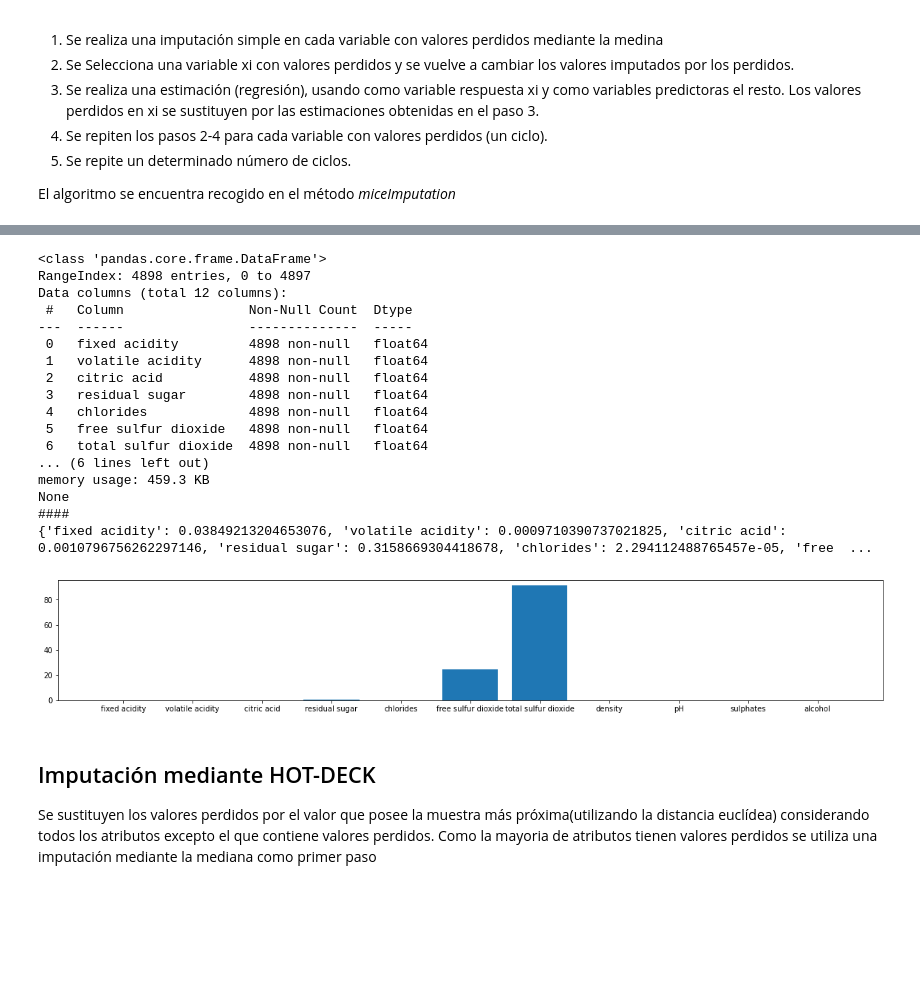
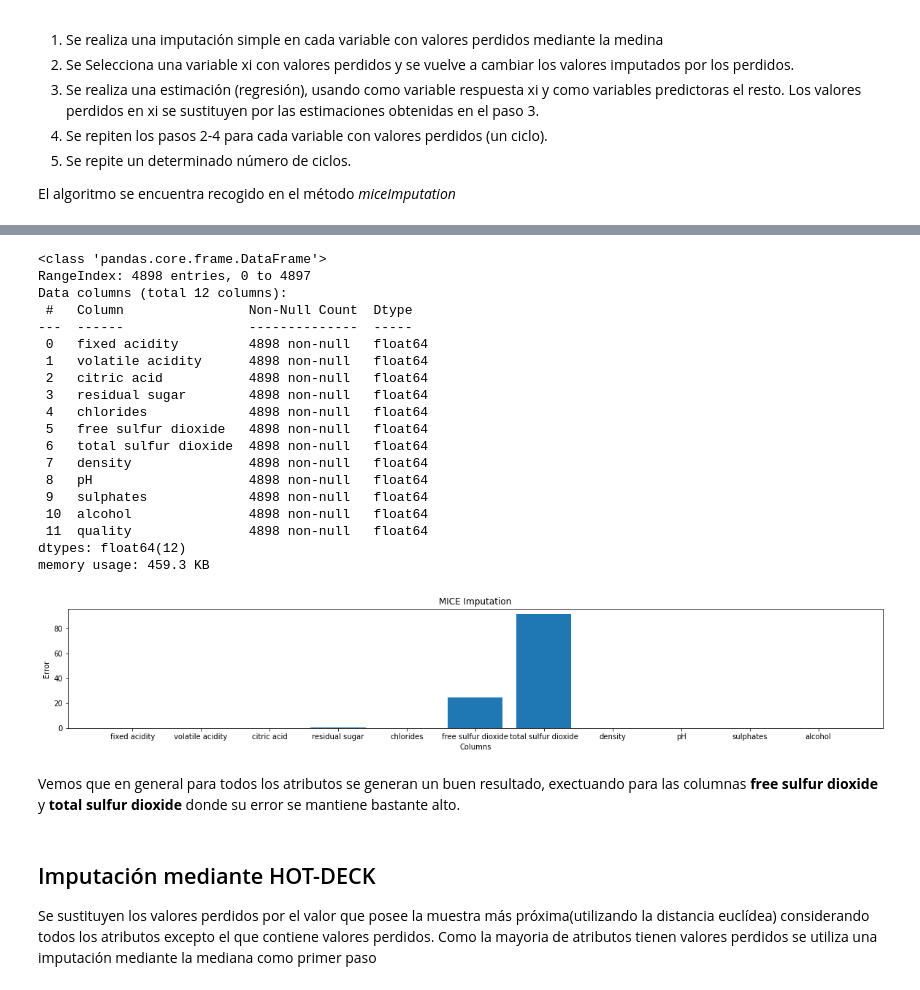
Before and after one commit to miguel-kjh/Research-on-data-imputation-methods, a Jupyter notebook: imputationComparison.ipynb, the cells around one changed output, grey strips where cells are left out. Saved outputs shown, nothing was run; the diff lists cells and outputs as text; code cells hidden in the pictures; blank space fills up the shorter version.

```diff
--- a/imputationComparison.ipynb
+++ b/imputationComparison.ipynb
@@ -10,9 +10,12 @@ import matplotlib.pyplot as plt
 FILE = 'data'
 listErrors = {}
 # %%
-def plotResults(errors: dict):
+def plotResults(errors: dict, title):
     plt.figure(figsize=(20, 3))
     plt.bar(*zip(*errors.items()))
+    plt.title(title)
+    plt.xlabel("Columns")
+    plt.ylabel("Error")
     plt.show()
 # %% [markdown]
 # Obtención de datos
@@ -154,29 +182,32 @@ def miceImputation(df:pd.DataFrame, iters: int) -> pd.DataFrame:
+# %%
+result.info()
+# %% [output]
+<class 'pandas.core.frame.DataFrame'>
+RangeIndex: 4898 entries, 0 to 4897
+Data columns (total 12 columns):
+ #   Column                Non-Null Count  Dtype
+---  ------                --------------  -----
+ 0   fixed acidity         4898 non-null   float64
+ 1   volatile acidity      4898 non-null   float64
+ 2   citric acid           4898 non-null   float64
+ 3   residual sugar        4898 non-null   float64
+ 4   chlorides             4898 non-null   float64
+ 5   free sulfur dioxide   4898 non-null   float64
+ 6   total sulfur dioxide  4898 non-null   float64
+ 7   density               4898 non-null   float64
+ 8   pH                    4898 non-null   float64
+ 9   sulphates             4898 non-null   float64
+ 10  alcohol               4898 non-null   float64
+ 11  quality               4898 non-null   float64
+dtypes: float64(12)
+memory usage: 459.3 KB
 # %%
-result = miceImputation(data, 100)
-print(result.info())
 err = getError(result, originalData, data.keys()[:-1])
-print("####")
-print(err)
-plotResults(err)
+plotResults(err, "MICE Imputation")
 # %% [output]
-<class 'pandas.core.frame.DataFrame'>
-RangeIndex: 4898 entries, 0 to 4897
-Data columns (total 12 columns):
- #   Column                Non-Null Count  Dtype
----  ------                --------------  -----
- 0   fixed acidity         4898 non-null   float64
- 1   volatile acidity      4898 non-null   float64
- 2   citric acid           4898 non-null   float64
- 3   residual sugar        4898 non-null   float64
- 4   chlorides             4898 non-null   float64
- 5   free sulfur dioxide   4898 non-null   float64
- 6   total sulfur dioxide  4898 non-null   float64
-... (6 lines left out)
-memory usage: 459.3 KB
-None
-####
-{'fixed acidity': 0.03849213204653076, 'volatile acidity': 0.0009710390737021825, 'citric acid': 0.0010796756262297146, 'residual sugar': 0.3158669304418678, 'chlorides': 2.294112488765457e-05, 'free  ...
-[figure, old version]
+[figure, new version]
+# %% [markdown]
+Vemos que en general para todos los atributos se generan un buen resultado, exectuando para las columnas **free sulfur dioxide** y **total sulfur dioxide** donde su error se mantiene bastante alto.
 # %% [markdown]
 ## Imputación mediante HOT-DECK
 
```
Also changed, not shown: parts of 13 cells of this notebook.
